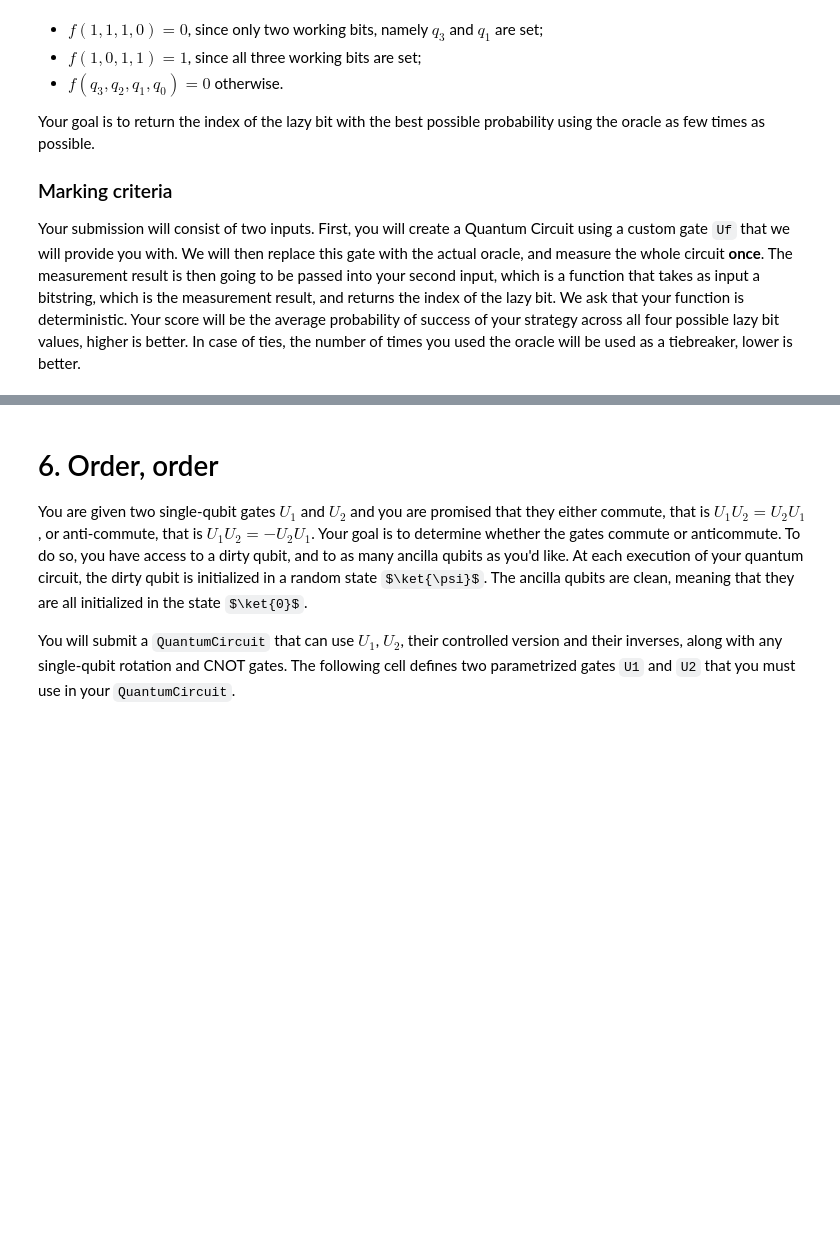
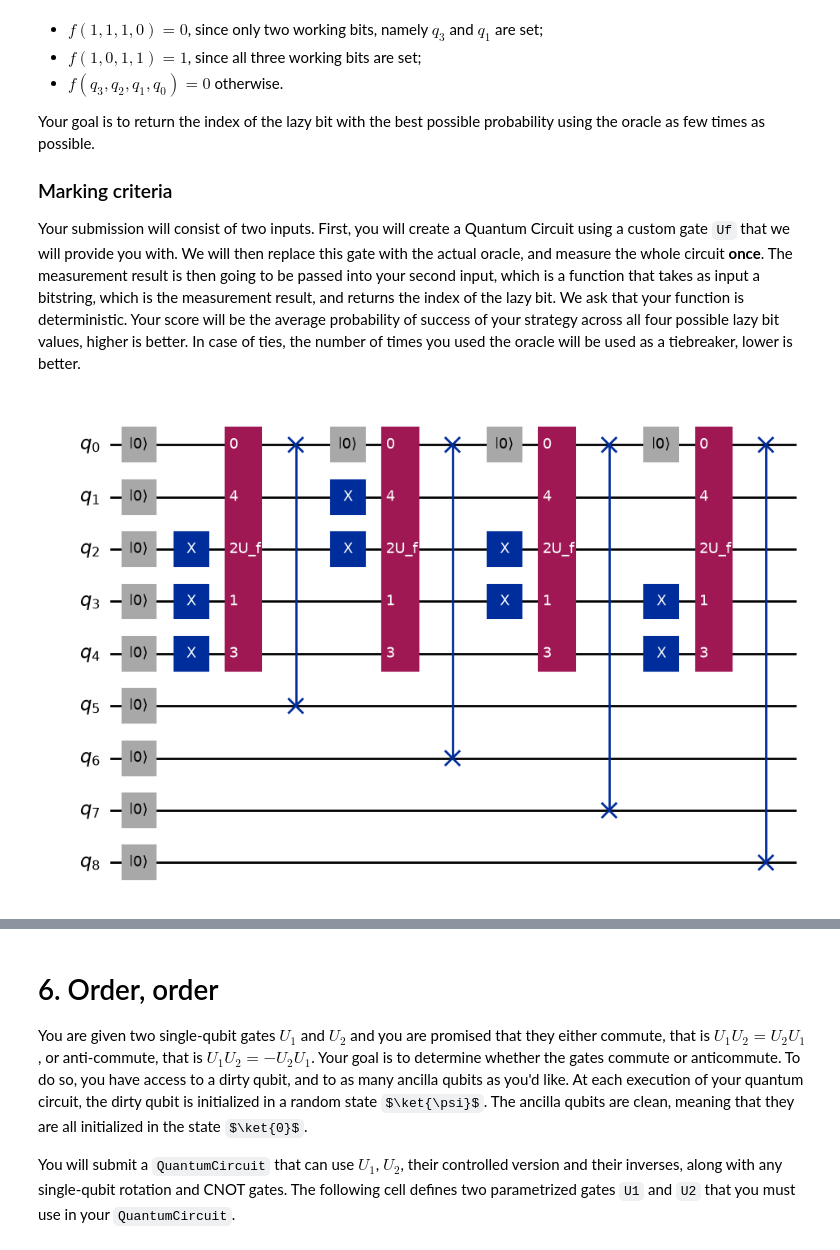
Before and after one commit to jzywiecki/quantum-computing-hackathon, a Jupyter notebook: Questions2026.ipynb, the cells around one changed output, grey strips where cells are left out. Drawn from its saved outputs; the diff is of its cells as text; code cells hidden in the pictures; some formulas as TeX source; blank space fills up the shorter version.

```diff
--- a/Questions2026.ipynb
+++ b/Questions2026.ipynb
@@ -499,20 +499,60 @@ Uf = Gate("U_f", 5, [])
 # %%
 # SUBMISSION CELL
 from qiskit import QuantumCircuit
 
+INPUT_QUBIT_0 = 1
+INPUT_QUBIT_1 = 2
+INPUT_QUBIT_2 = 3
+INPUT_QUBIT_3 = 4
+
+OUTPUT_QUBIT_Y = 0
+
+ANCILLA_QUBIT_0 = 5
+ANCILLA_QUBIT_1 = 6
+ANCILLA_QUBIT_2 = 7
+ANCILLA_QUBIT_3 = 8
+
+
 # YOUR CODE HERE
 # Note: you may change the number of qubits used here
-qc = QuantumCircuit(5)
-qc.x(range(0, 5))
+qc = QuantumCircuit(9)
+qc.reset(range(0,9))
+qc.x([INPUT_QUBIT_1, INPUT_QUBIT_2, INPUT_QUBIT_3])
 qc.append(Uf, [0, 3, 2, 4, 1])
+qc.swap(OUTPUT_QUBIT_Y, ANCILLA_QUBIT_0)
+qc.reset(OUTPUT_QUBIT_Y)
+qc.x([INPUT_QUBIT_0, INPUT_QUBIT_1])
+qc.append(Uf, [0, 3, 2, 4, 1])
+qc.swap(OUTPUT_QUBIT_Y, ANCILLA_QUBIT_1)
+qc.reset(OUTPUT_QUBIT_Y)
+qc.x([INPUT_QUBIT_1, INPUT_QUBIT_2])
+qc.append(Uf, [0, 3, 2, 4, 1])
+qc.swap(OUTPUT_QUBIT_Y, ANCILLA_QUBIT_2)
+qc.reset(OUTPUT_QUBIT_Y)
+qc.x([INPUT_QUBIT_2, INPUT_QUBIT_3])
+qc.append(Uf, [0, 3, 2, 4, 1])
+qc.swap(OUTPUT_QUBIT_Y, ANCILLA_QUBIT_3)
+
 
 # DO NOT MODIFY THE NAME OF THIS FUNCTION
 def interpret_measurement_result_lazy_bit(meas: str) -> int:
-    """ This function takes as input a measurement result and outputs the lazy bit index.
     """
-    return 0
+    This function takes as input a measurement result and outputs the lazy bit index.
+    """
+    meas = list(meas)
+    index_ancilla = -1
+    count_ones = 0
+    for i in range(ANCILLA_QUBIT_0, ANCILLA_QUBIT_3+1):
+        if int(meas[i]) == 1:
+            count_ones += 1
+            index_ancilla = i
+    if count_ones > 1:
+        print(count_ones, meas)
+    return index_ancilla
 
 qc.draw("mpl")
+# %% [output]
+[figure, added]
 # %%
 # SCORING CELL
 
```
Also changed, not shown: parts of 1 cell of this notebook.
